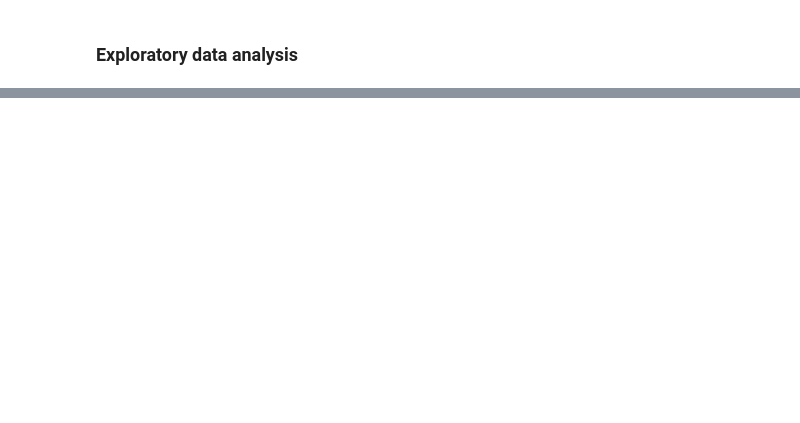
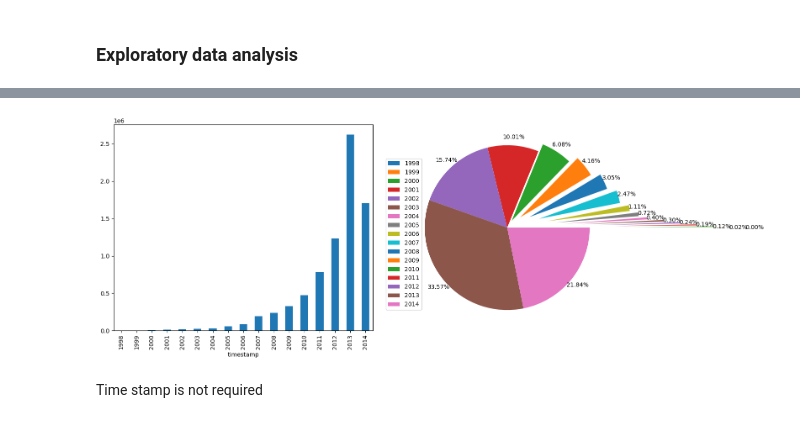
Before and after one commit to Bazinga97/Recommendation-system-, a Jupyter notebook: Amazon_Electronics_Recommendation.ipynb, the cells around one changed output, grey strips where cells are left out. Cells and saved outputs as stored; diff of their text form; code cells hidden in the pictures; blank space fills up the shorter version.

```diff
--- a/Amazon_Electronics_Recommendation.ipynb
+++ b/Amazon_Electronics_Recommendation.ipynb
@@ -1,2 +1,18 @@
 # %% [markdown]
 <a href="https://colab.research.google.com/github/Bazinga97/Recommendation-system-/blob/main/Amazon_Electronics_Recommendation.ipynb" target="_parent"><img src="https://colab.research.google.com/assets/colab-badge.svg" alt="Open In Colab"/></a>
+# %%
+import pandas as pd
+
+# Path to the CSV file in Google Drive
+path = "/content/drive/MyDrive/Colab Notebooks/ratings_Electronics (1).csv"
+
+# Load the dataset into a Pandas dataframe called ratings and skip any lines that return an error
+ratings = pd.read_csv(path,
+                      names=['userId', 'productId', 'rating', 'timestamp'],
+                      on_bad_lines='skip')
+
+# Save an original copy of the dataframe
+ratings_original = ratings.copy(deep=True)
+
+# Display the first few rows of the dataframe
+ratings.head()
@@ -81,13 +112,3 @@ warnings.filterwarnings('ignore')
 pd.set_option('display.float_format', lambda x: '%.3f' % x)
 # %% [markdown]
 ### Exploratory data analysis
-# %%
-
-# Load the dataset into a Pandas dataframe called ratingsand skip any lines that return an error
-ratings = pd.read_csv('ratings_Electronics(1).csv',
-                      names=['userId', 'productId', 'rating', 'timestamp'],
-                      error_bad_lines=False,
-                      warn_bad_lines=False)
-
-# Save an original copy of the dataframe
-ratings_original = ratings.copy(deep=True)
@@ -95,0 +150,8 @@ TypeError: read_csv() got an unexpected keyword argument 'error_bad_lines'
+# %%
+
+# Convert the timestamp column to a readable date time format
+ratings['timestamp'] = ratings.timestamp.apply(lambda ts: datetime.utcfromtimestamp(ts).strftime('%Y-%m-%d %H:%M:%S'))
+# Convert the datatype to datetime
+ratings['timestamp'] = pd.to_datetime(ratings['timestamp'])
+ratings.head()
+ratings.info()
@@ -95,0 +176,13 @@ TypeError: read_csv() got an unexpected keyword argument 'error_bad_lines'
+# %%
+# Visualize the year wise ratings distribution
+fig, ax = plt.subplots(1, 2, figsize=(16,6))
+year_wise_count = ratings.timestamp.groupby(ratings['timestamp'].dt.year).count()
+_ = year_wise_count.plot(kind='bar', ax=ax[0])
+explode = (1.9,1.7,1.5,1.3,1.1,0.9,0.7,0.6,0.5,0.4,0.3,0.2,0.1,0,0,0,0)
+_ = ax[1].pie(year_wise_count, explode=explode, autopct='%1.2f%%', pctdistance=1.1)
+_ = ax[1].legend(labels=year_wise_count.index,bbox_to_anchor=(0.1,0.85))
+plt.tight_layout()
+# %% [output]
+[figure, added]
+# %% [markdown]
+Time stamp is not required
```
Also changed, not shown: parts of 16 cells of this notebook.
